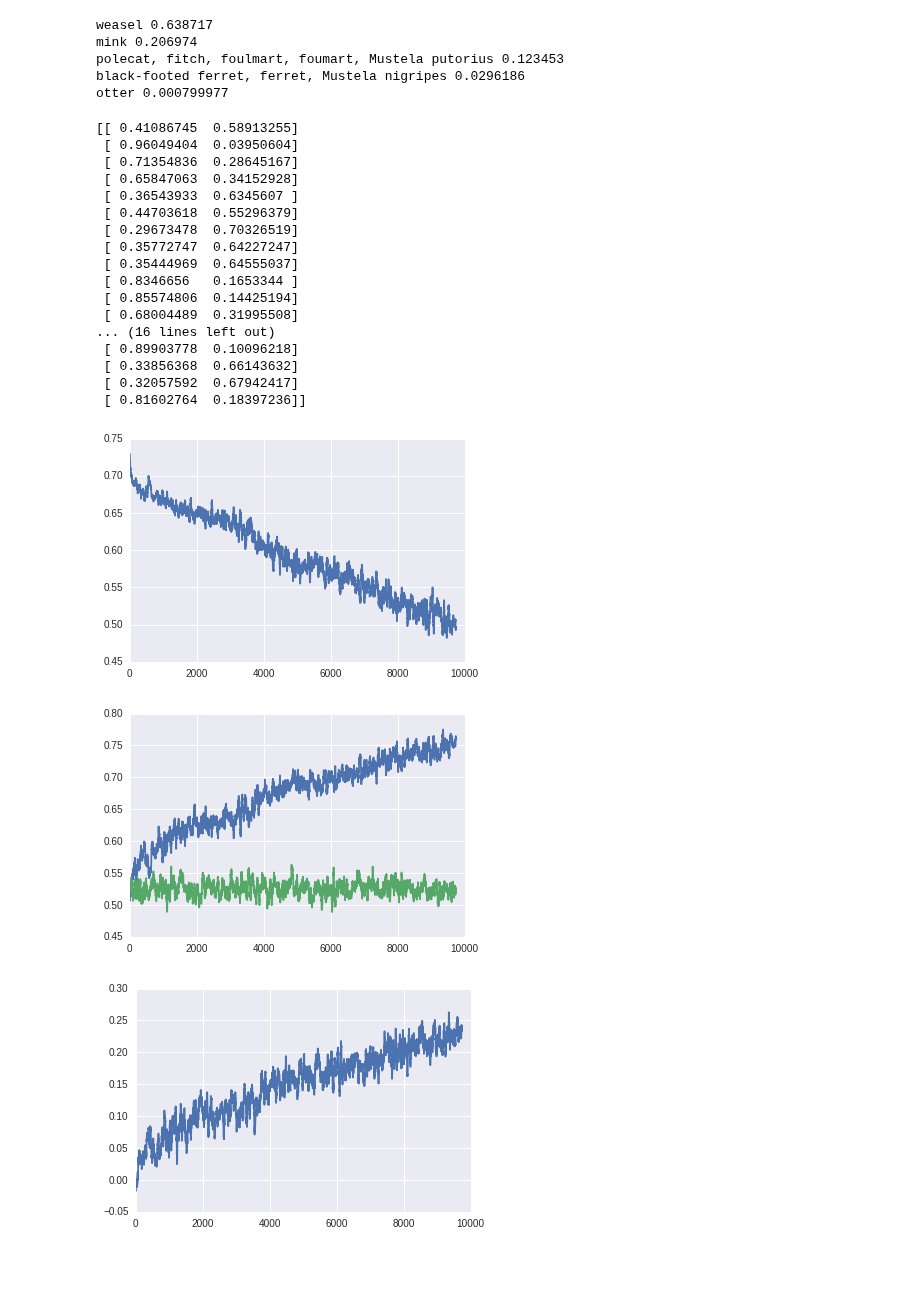
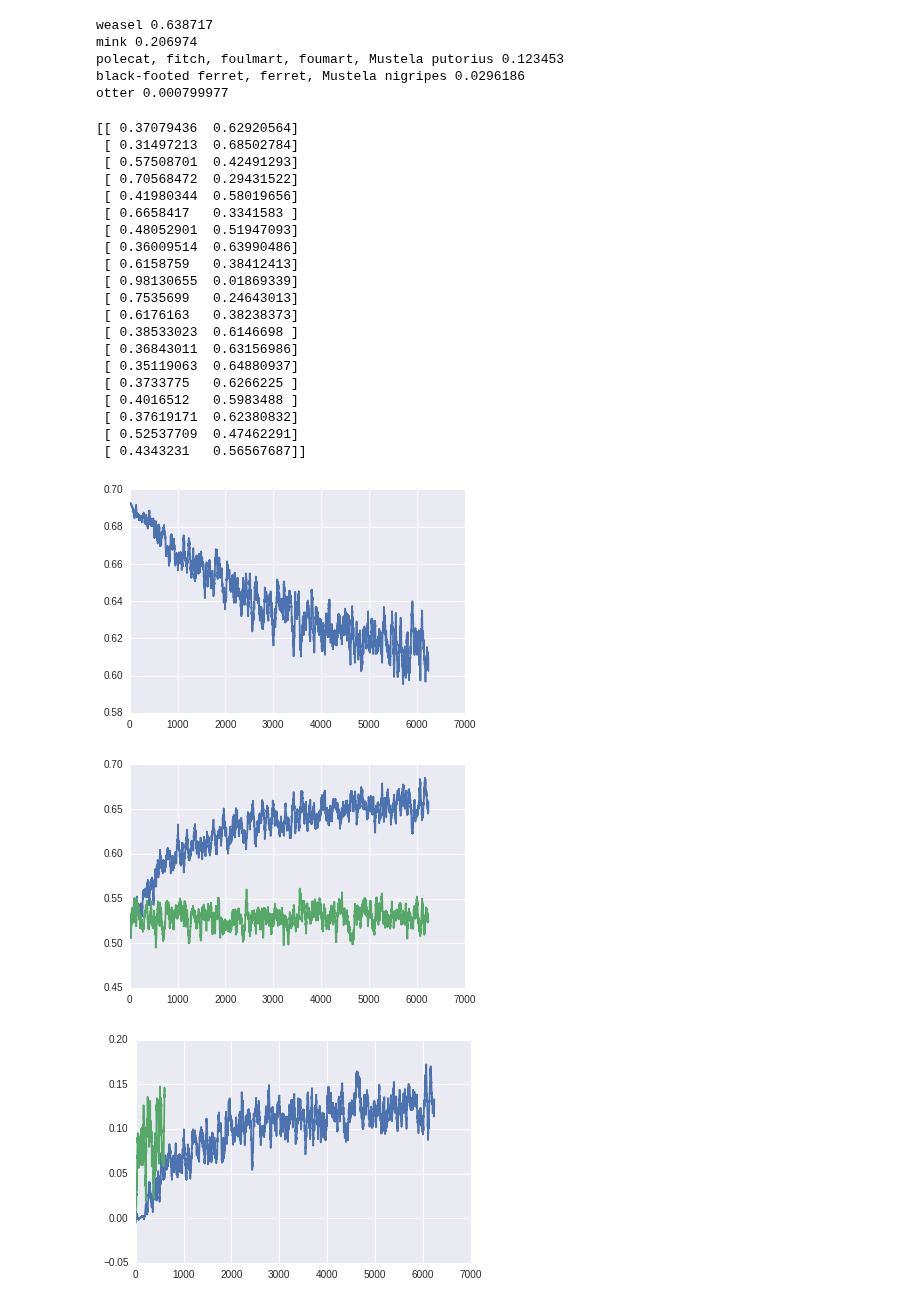
Before and after one commit to IJDykeman/storm_damage_prediction, a Jupyter notebook: VGG_tranfer_learning/toronto_vgg_code.ipynb, the cells around one changed output. Cells and saved outputs as stored; diff of their text form; code cells hidden in the pictures; blank space fills up the shorter version.

```diff
--- a/VGG_tranfer_learning/toronto_vgg_code.ipynb
+++ b/VGG_tranfer_learning/toronto_vgg_code.ipynb
@@ -666,13 +666,13 @@ keep_prob_ph = tf.placeholder(tf.float32, [], name = 'keep_prob')
 sess.run(tf.variables_initializer([vgg.regress_w, vgg.regress_b]))
 
 temp = set(tf.global_variables())
-network = tflearn.layers.fully_connected(vgg.pool5_flat, 1024, activation = 'relu', name = 'tflearn_layer1')
+network = tflearn.layers.fully_connected(vgg.pool5_flat, 64, activation = 'relu', name = 'tflearn_layer1')
 network = tf.nn.dropout(network, keep_prob_ph)
 # network = tflearn.layers.fully_connected(network, 64, activation = 'relu', name = 'tflearn_layer1')
 network = tf.concat(1, [network, wind_ph])
-network = tflearn.layers.fully_connected(network, 512, activation = 'relu', name = 'tflearn_layer2')
+network = tflearn.layers.fully_connected(network, 64, activation = 'relu', name = 'tflearn_layer2')
 network = tf.nn.dropout(network, keep_prob_ph)
-network = tflearn.layers.fully_connected(network, 256, activation = 'relu', name = 'tflearn_layer3')
+network = tflearn.layers.fully_connected(network, 32, activation = 'relu', name = 'tflearn_layer3')
 network = tf.nn.dropout(network, keep_prob_ph)
 
 network = tflearn.layers.fully_connected(network, 2, activation = 'linear', name = 'tflearn_layer4')
@@ -778,55 +778,61 @@ for _ in range(10000):
 #         print wind
         loss_val, accuracy_val, _, prob_val = sess.run([loss, accuracy, optimizer, pred_probabilities],
                                    feed_dict={vgg.imgs: X, labels: Y, wind_ph: wind,
-                                              learning_rate_ph:.0001
+                                              learning_rate_ph:.0005
                                               , keep_prob_ph:.7
                                              })
         loss_record.append(loss_val)
         accuracy_record.append(accuracy_val)
         naive_accuracy_record.append(np.mean(Y[:,0]))
 #         print test
-    X, wind, _, Y = get_batch(32, val = True)
+    X, wind, _, Y = get_batch(64, val = True)
     loss_val, accuracy_val, prob_val = sess.run([loss, accuracy, pred_probabilities],
                                    feed_dict={vgg.imgs: X, labels: Y, wind_ph: wind,
-                                              learning_rate_ph:.0001
+                                              learning_rate_ph:.0005
                                               , keep_prob_ph:1.0
                                              })
     val_accuracy_record.append(accuracy_val)
     val_naive_accuracy_record.append(np.mean(Y[:,0]))
 
 
 
     clear_output()
-    print prob_val
+    print prob_val[:20]
     plt.plot(smooth(loss_record))
     plt.show()
     plt.plot(smooth(accuracy_record))
     plt.plot(smooth(naive_accuracy_record))
     plt.show()
 
     plt.plot(smooth(accuracy_record) - smooth(naive_accuracy_record))
+#     plt.show()
+
+    plt.plot(smooth(val_accuracy_record, n=20) - smooth(val_naive_accuracy_record, n=20))
     plt.show()
 
     plt.plot(smooth(val_accuracy_record, n=20) - smooth(val_naive_accuracy_record, n=20))
     plt.show()
 # %% [output]
-[[ 0.41086745  0.58913255]
- [ 0.96049404  0.03950604]
- [ 0.71354836  0.28645167]
- [ 0.65847063  0.34152928]
- [ 0.36543933  0.6345607 ]
- [ 0.44703618  0.55296379]
- [ 0.29673478  0.70326519]
- [ 0.35772747  0.64227247]
- [ 0.35444969  0.64555037]
- [ 0.8346656   0.1653344 ]
- [ 0.85574806  0.14425194]
- [ 0.68004489  0.31995508]
-... (16 lines left out)
- [ 0.89903778  0.10096218]
- [ 0.33856368  0.66143632]
- [ 0.32057592  0.67942417]
- [ 0.81602764  0.18397236]]
+[[ 0.37079436  0.62920564]
+ [ 0.31497213  0.68502784]
+ [ 0.57508701  0.42491293]
+ [ 0.70568472  0.29431522]
+ [ 0.41980344  0.58019656]
+ [ 0.6658417   0.3341583 ]
+ [ 0.48052901  0.51947093]
+ [ 0.36009514  0.63990486]
+ [ 0.6158759   0.38412413]
+ [ 0.98130655  0.01869339]
+ [ 0.7535699   0.24643013]
+ [ 0.6176163   0.38238373]
+ [ 0.38533023  0.6146698 ]
+ [ 0.36843011  0.63156986]
+ [ 0.35119063  0.64880937]
+ [ 0.3733775   0.6266225 ]
+ [ 0.4016512   0.5983488 ]
+ [ 0.37619171  0.62380832]
+ [ 0.52537709  0.47462291]
+ [ 0.4343231   0.56567687]]
-[figure, old version]
+[figure, new version]
-[figure, old version]
+[figure, new version]
-[figure, old version]
+[figure, new version]
```
Also changed, not shown: parts of 7 cells of this notebook.
